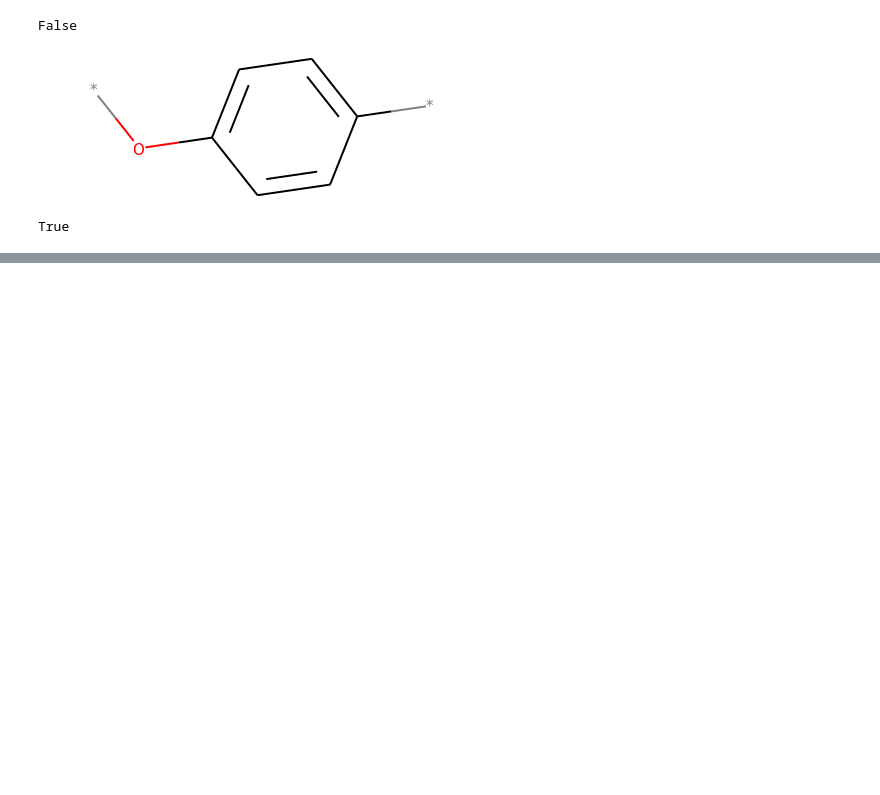
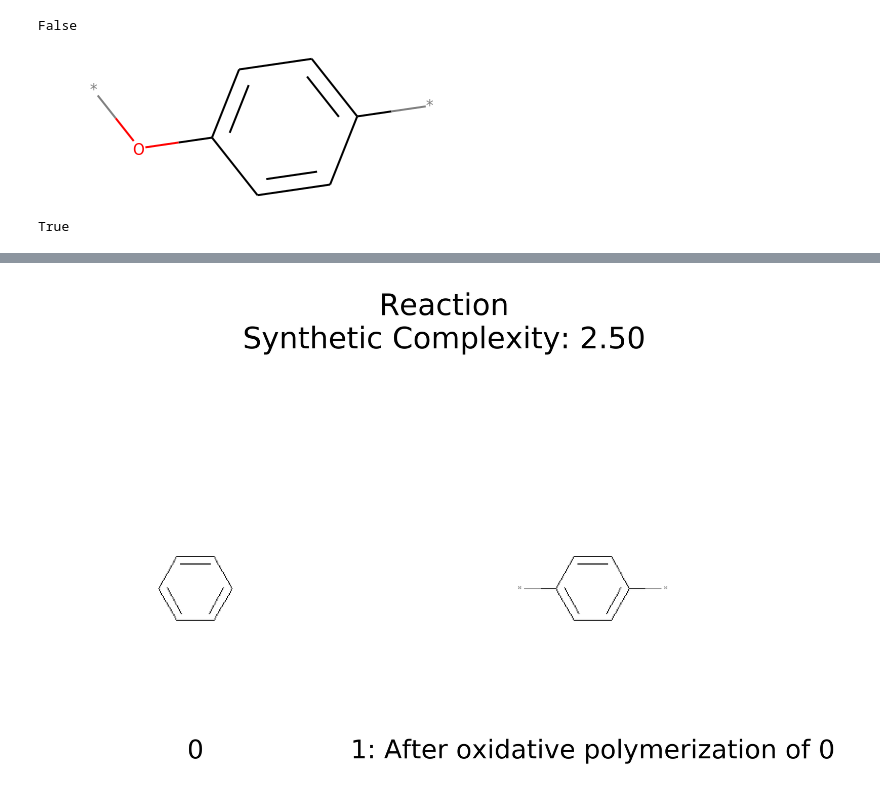
Before and after one commit to rishigurnani/hMOFs-Snurr, a Jupyter notebook: fall20_mse_8803_4.ipynb, the cells around one changed output, grey strips where cells are left out. Drawn from its saved outputs; the diff is of its cells as text; code cells hidden in the pictures; blank space fills up the shorter version.

Commit message:
generalized synthetic complexity score of reaction path included score in DrawSteps

```diff
--- a/fall20_mse_8803_4.ipynb
+++ b/fall20_mse_8803_4.ipynb
@@ -47,0 +54,3 @@ True
+# %%
+with open('/data/rgur/retrosynthesis/molecule_lookup/mol_set.pkl','rb') as f:
+    mol_set = pickle.load(f)
@@ -47,0 +61,4 @@ True
+# %%
+importlib.reload(retro)
+paths = retro.retrosynthesize([Chem.MolToSmiles(mol)])
+paths
@@ -47,0 +80,6 @@ True
+# %%
+paths[0].SearchReactants(mol_set)
+paths[0].SyntheticScore()
+paths[0].DrawSteps()
+# %% [output]
+[figure, added]
```
Also changed, not shown: parts of 7 cells of this notebook, 1 other file.
